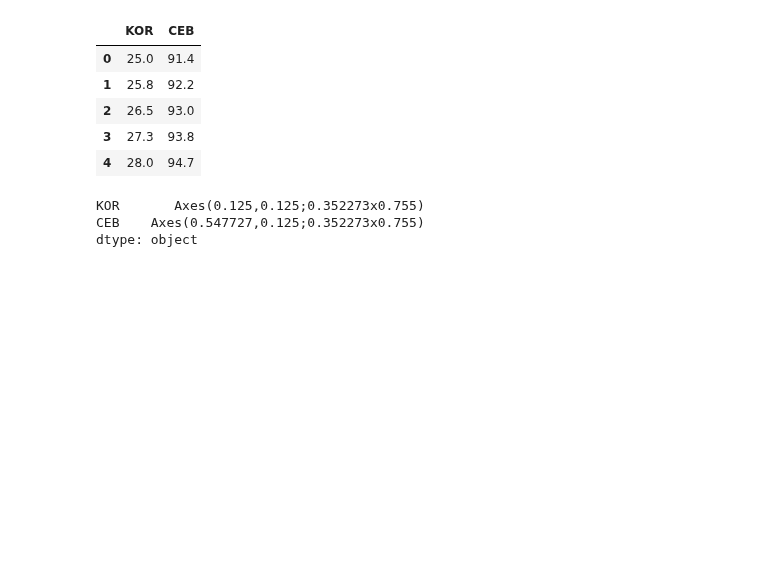
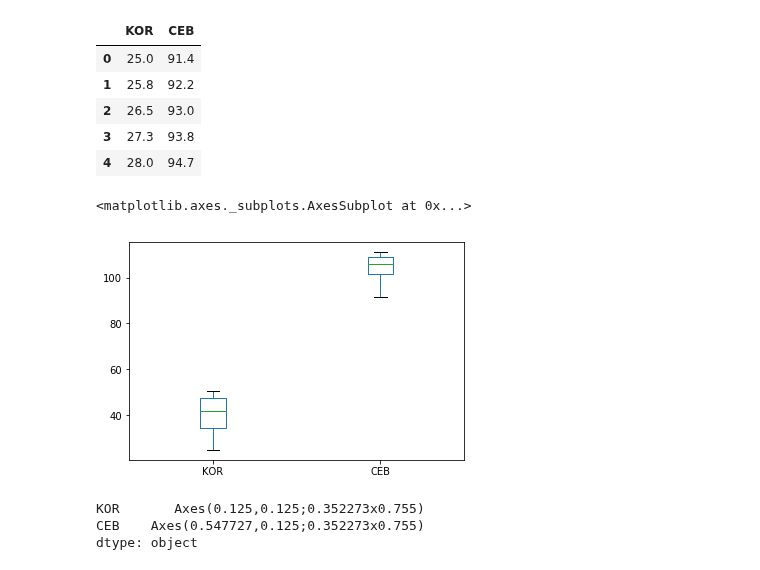
Before and after one commit to woosa7/PythonDataAnalytics, a Jupyter notebook: pandas/DataCamp05.ipynb, the cells around one changed output. Saved outputs shown, nothing was run; the diff lists cells and outputs as text; code cells hidden in the pictures; blank space fills up the shorter version.

Commit message:
pandas foundation & plotting

```diff
--- a/pandas/DataCamp05.ipynb
+++ b/pandas/DataCamp05.ipynb
@@ -173,6 +173,12 @@ df_new.head()
 | 2 | 26.5 | 93.0 |
 | 3 | 27.3 | 93.8 |
 | 4 | 28.0 | 94.7 |
+# %%
+cols = ['KOR', 'CEB']
+df_new[cols].plot(kind='box')
+# %% [output]
+<matplotlib.axes._subplots.AxesSubplot at 0x...>
+[figure, added]
 # %%
 cols = ['KOR', 'CEB']
 df_new[cols].plot(kind='box', subplots=True)   # Generate the box plots
```
Also changed, not shown: parts of 23 cells of this notebook, 2 other files.
